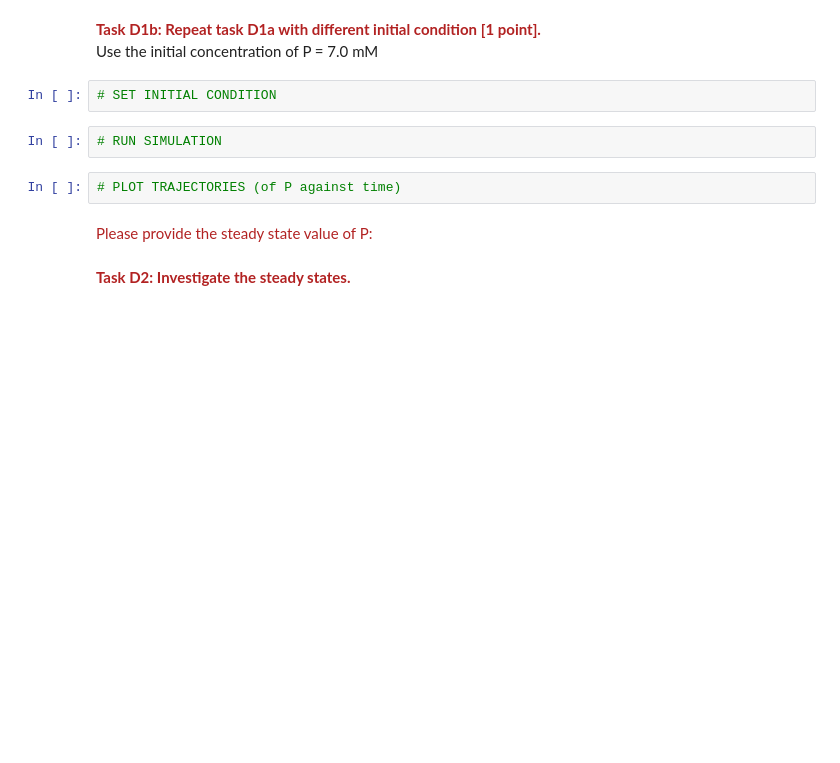
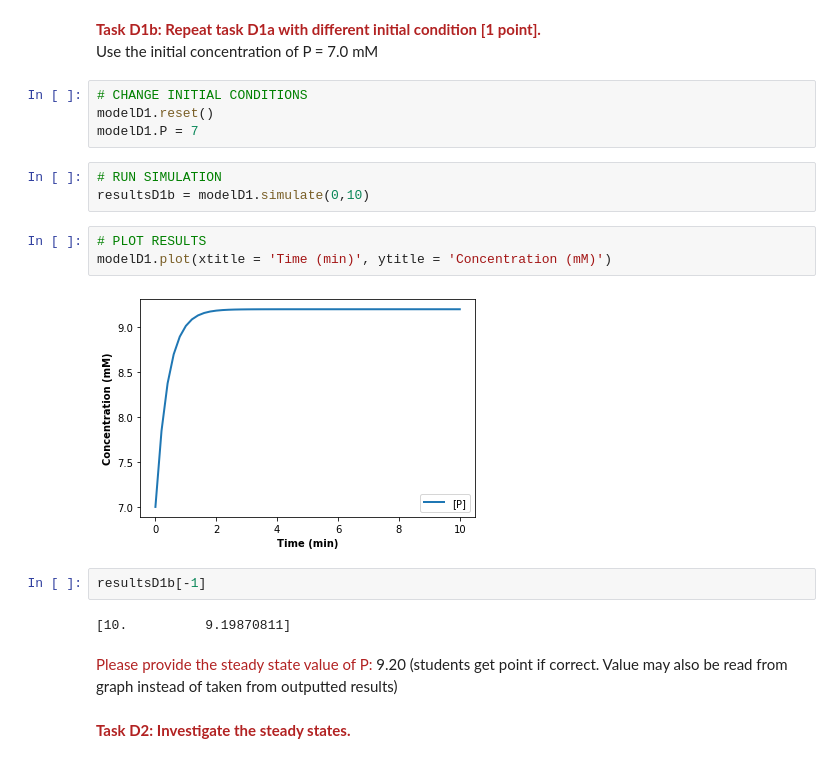
Before and after one commit to A2P2/Tools-of-Sys-Bio_RUG, a Jupyter notebook: 2020_Kinetic_modeling_in_Python_full.ipynb, the cells around one changed output. Cells and saved outputs as stored; diff of their text form; blank space fills up the shorter version.

```diff
--- a/2020_Kinetic_modeling_in_Python_full.ipynb
+++ b/2020_Kinetic_modeling_in_Python_full.ipynb
@@ -925,14 +943,24 @@ In this task we will consider a biochemical system where molecule P is produced
 # %% [markdown]
 <font color='firebrick'><b>Task D1b: Repeat task D1a with different initial condition [1 point].</b></font><br>
 Use the initial concentration of P = 7.0 mM
-# %%
-# SET INITIAL CONDITION
+# %%
+# CHANGE INITIAL CONDITIONS
+modelD1.reset()
+modelD1.P = 7
 # %%
 # RUN SIMULATION
+resultsD1b = modelD1.simulate(0,10)
-# %%
-# PLOT TRAJECTORIES (of P against time)
+# %%
+# PLOT RESULTS
+modelD1.plot(xtitle = 'Time (min)', ytitle = 'Concentration (mM)')
+# %% [output]
+[figure, added]
+# %%
+resultsD1b[-1]
+# %% [output]
+[10.          9.19870811]
 # %% [markdown]
-<font color='firebrick'>Please provide the steady state value of P:</b></font>
+<font color='firebrick'>Please provide the steady state value of P:</b></font> 9.20 (students get point if correct. Value may also be read from graph instead of taken from outputted results)
 # %% [markdown]
 <font color='firebrick'><b>Task D2: Investigate the steady states.</b></font><br>
 # %% [markdown]
```
Also changed, not shown: parts of 30 cells of this notebook.
